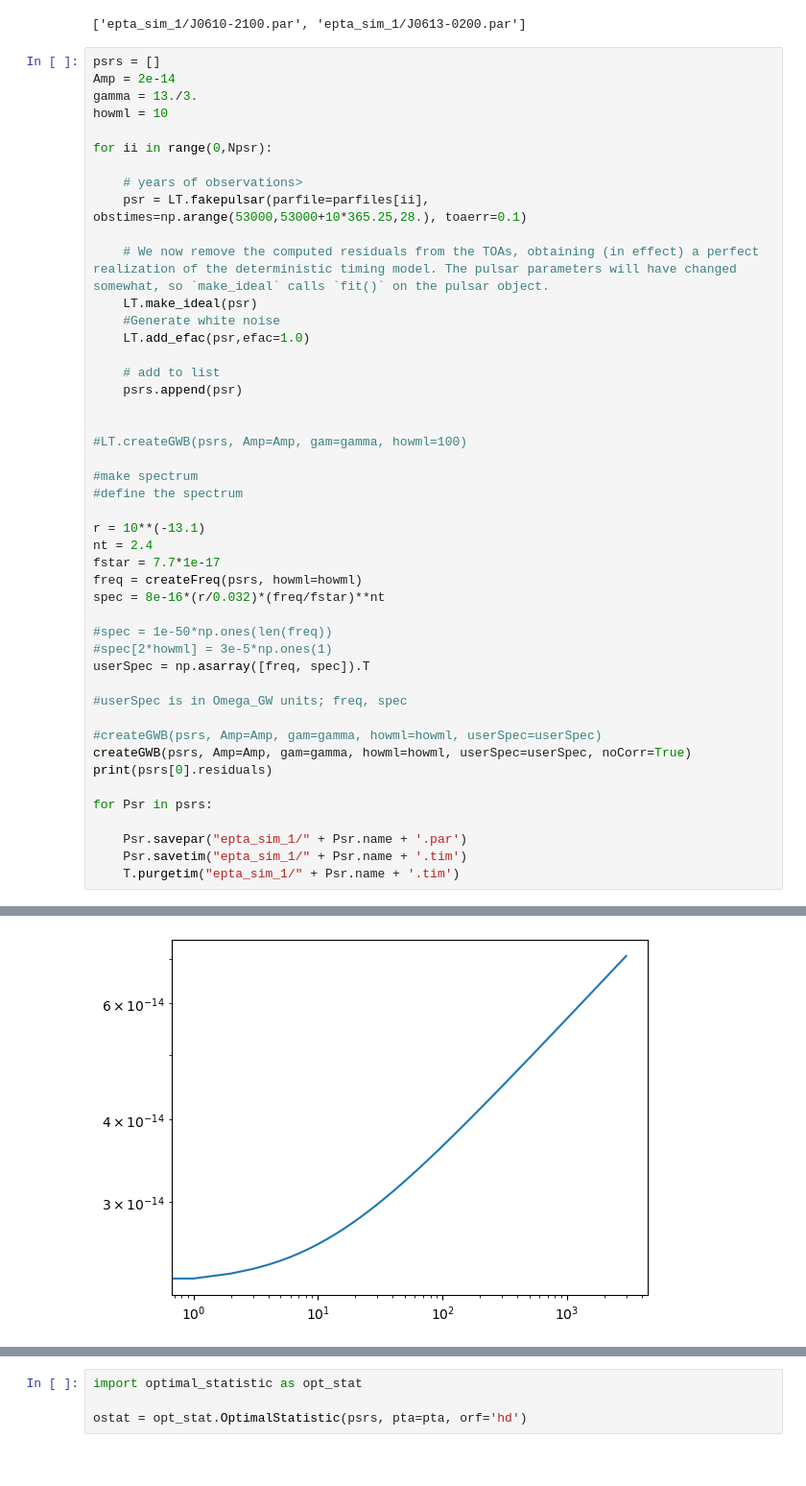
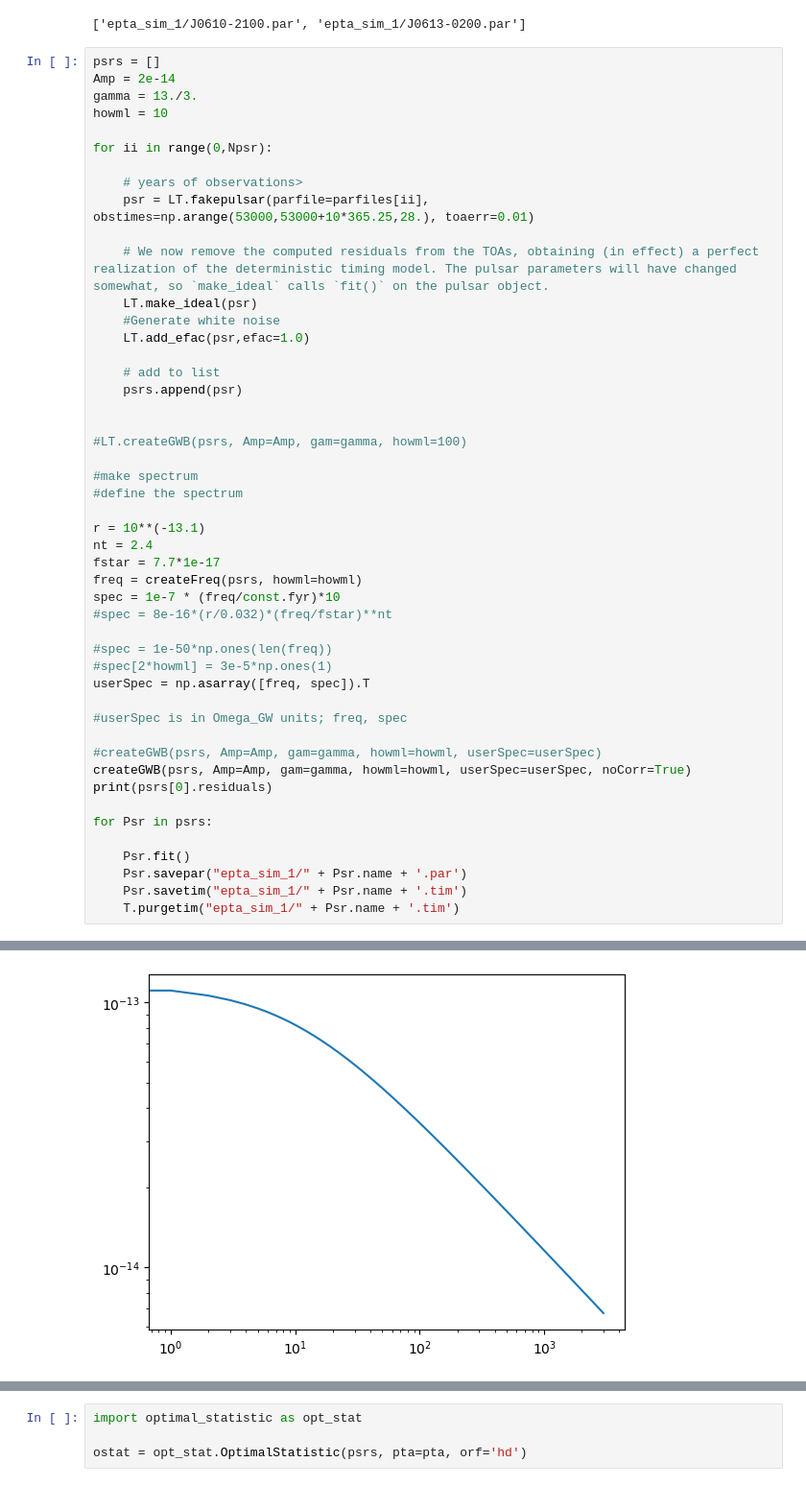
Before and after one commit to natazipper/free_spectrum_timing, a Jupyter notebook: free_spec.ipynb, the cells around one changed output, grey strips where cells are left out. Shown: that part at 96% size. Drawn from its saved outputs; the diff is of its cells as text.

```diff
--- a/free_spec.ipynb
+++ b/free_spec.ipynb
@@ -293,7 +294,7 @@ howml = 10
 for ii in range(0,Npsr):
 
     # years of observations>
-    psr = LT.fakepulsar(parfile=parfiles[ii], obstimes=np.arange(53000,53000+10*365.25,28.), toaerr=0.1)
+    psr = LT.fakepulsar(parfile=parfiles[ii], obstimes=np.arange(53000,53000+10*365.25,28.), toaerr=0.01)
 
     # We now remove the computed residuals from the TOAs, obtaining (in effect) a perfect realization of the deterministic timing model. The pulsar parameters will have changed somewhat, so `make_ideal` calls `fit()` on the pulsar object.
     LT.make_ideal(psr)
@@ -313,7 +314,8 @@ r = 10**(-13.1)
 nt = 2.4
 fstar = 7.7*1e-17
 freq = createFreq(psrs, howml=howml)
-spec = 8e-16*(r/0.032)*(freq/fstar)**nt
+spec = 1e-7 * (freq/const.fyr)*10
+#spec = 8e-16*(r/0.032)*(freq/fstar)**nt
 
 #spec = 1e-50*np.ones(len(freq))
 #spec[2*howml] = 3e-5*np.ones(1)
@@ -327,6 +329,7 @@ print(psrs[0].residuals)
 
 for Psr in psrs:
 
+    Psr.fit()
     Psr.savepar("epta_sim_1/" + Psr.name + '.par')
     Psr.savetim("epta_sim_1/" + Psr.name + '.tim')
     T.purgetim("epta_sim_1/" + Psr.name + '.tim')
@@ -336,4 +339,4 @@ userspec:  [2.30119620e-14 2.30119620e-14 2.34159273e-14 ... 7.06337818e-14
 [-8.45622249 -8.45622249 -8.41843393 ... -6.02092843 -6.02078354
  -6.02063871]
-[figure, old version]
+[figure, new version]
 <built-in method residuals of libstempo.libstempo.tempopulsar object at 0x...>
```
Also changed, not shown: parts of 8 cells of this notebook, 8 other files.
